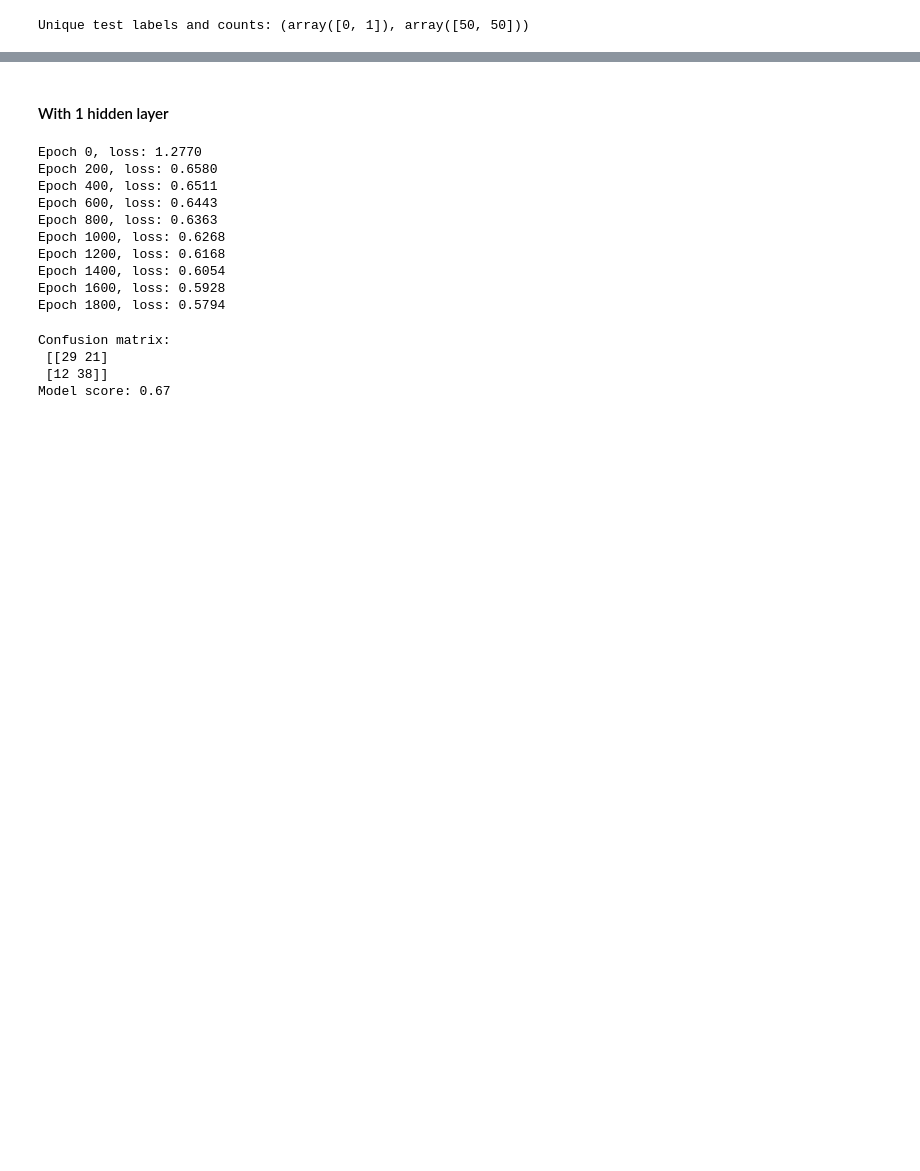
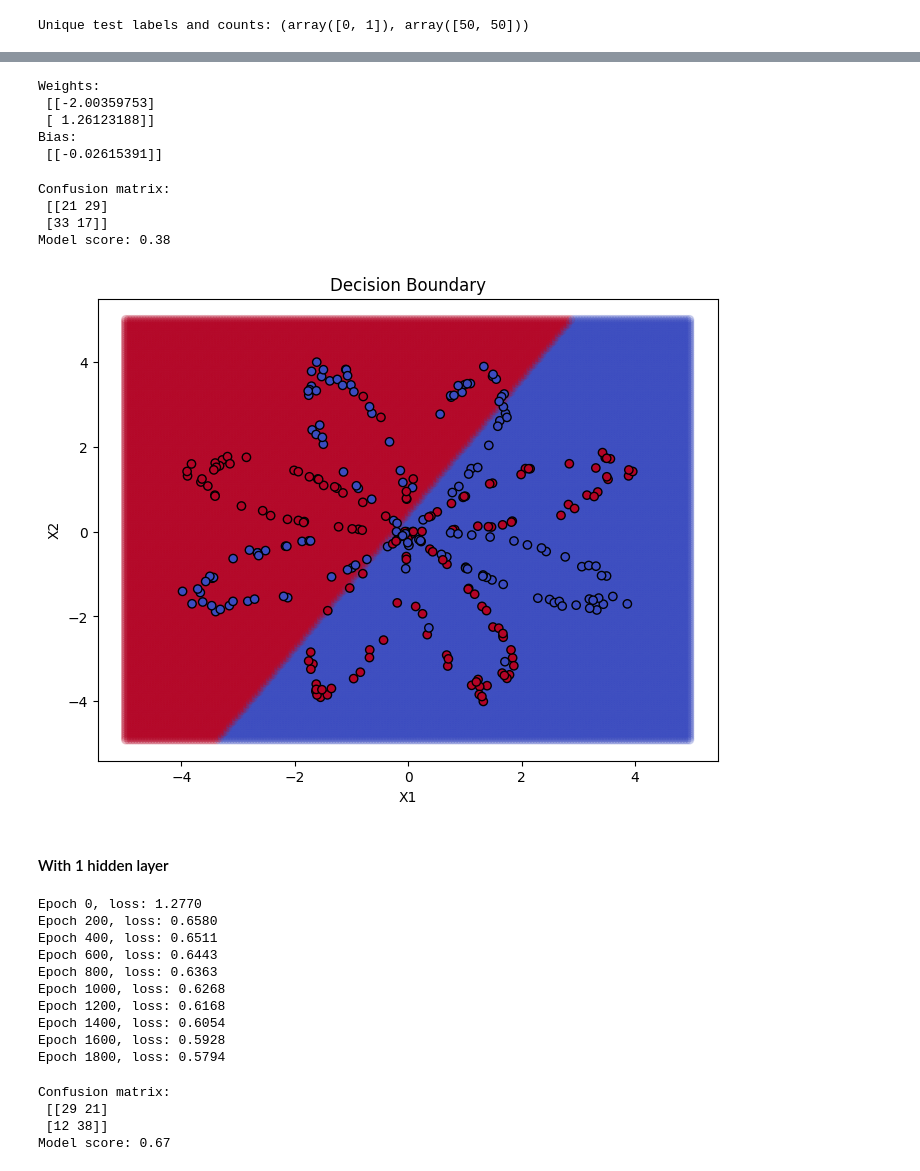
Before and after one commit to UnbiddenDragon/CS5938AssignmentThree, a Jupyter notebook: assignment_3.0_playground.ipynb, the cells around one changed output, grey strips where cells are left out. Drawn from its saved outputs; the diff is of its cells as text; code cells hidden in the pictures; blank space fills up the shorter version.

```diff
--- a/assignment_3.0_playground.ipynb
+++ b/assignment_3.0_playground.ipynb
@@ -300,3 +418,69 @@ plt.show()
+# %%
+# Print the learned weights and bias
+for layer in nn.layers:
+    if isinstance(layer, Linear):
+        print("Weights:\n", layer.weights)
+        print("Bias:\n", layer.biases)
+# %% [output]
+Weights:
+ [[-2.00359753]
+ [ 1.26123188]]
+Bias:
+ [[-0.02615391]]
+# %%
+
+y_hat_test = nn.forward(X_test)
+
+
+predictions = (y_hat_test > 0.5).astype(int)
+labels = (y_test > 0.5).astype(int)
+
+
+predictions = predictions.flatten()
+labels = labels.flatten()
+
+
+tp = np.sum((predictions == 1) & (labels == 1))
+tn = np.sum((predictions == 0) & (labels == 0))
+fp = np.sum((predictions == 1) & (labels == 0))
+fn = np.sum((predictions == 0) & (labels == 1))
+
+
+cm = np.array([[tn, fp],
+               [fn, tp]])
+
+print("Confusion matrix:\n", cm)
+
+
+model_score = (tn + tp) / (tn + fp + fn + tp)
+print("Model score:", model_score)
+# %% [output]
+Confusion matrix:
+ [[21 29]
+ [33 17]]
+Model score: 0.38
+# %%
+X_np = X.values
+
+x_min, x_max = X_np[:,0].min() - 1, X_np[:,0].max() + 1
+y_min, y_max = X_np[:,1].min() - 1, X_np[:,1].max() + 1
+xx, yy = np.meshgrid(np.linspace(x_min, x_max, 200),
+                     np.linspace(y_min, y_max, 200))
+points = np.c_[xx.ravel(), yy.ravel()]
+
+Z = nn.forward(points)
+preds = (Z > 0.5).astype(int).flatten()
+
+# Plot decision boundary
+plt.figure(figsize=(8,6))
+plt.scatter(points[:,0], points[:,1], c=preds, alpha=0.2, cmap='coolwarm')
+plt.scatter(X_train[:,0], X_train[:,1], c=y_train.flatten(), edgecolor='k', cmap='coolwarm')
+plt.xlabel('X1')
+plt.ylabel('X2')
+plt.title('Decision Boundary')
+plt.show()
+# %% [output]
+[figure, added]
 # %% [markdown]
 #### With 1 hidden layer
 # %%
```
Also changed, not shown: parts of 14 cells of this notebook.
